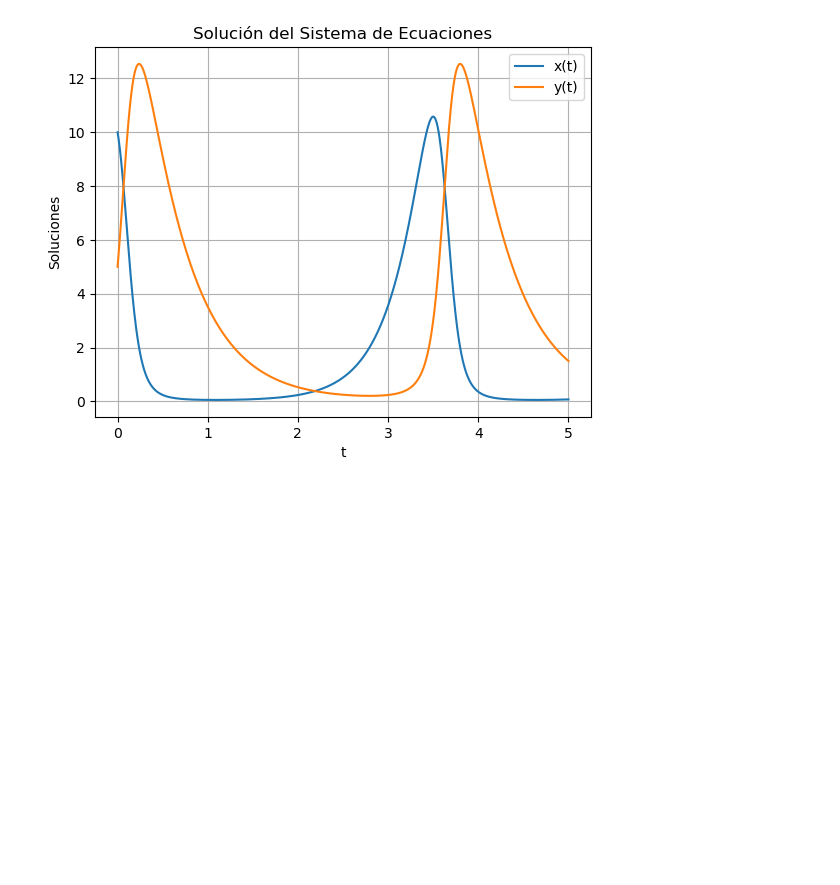
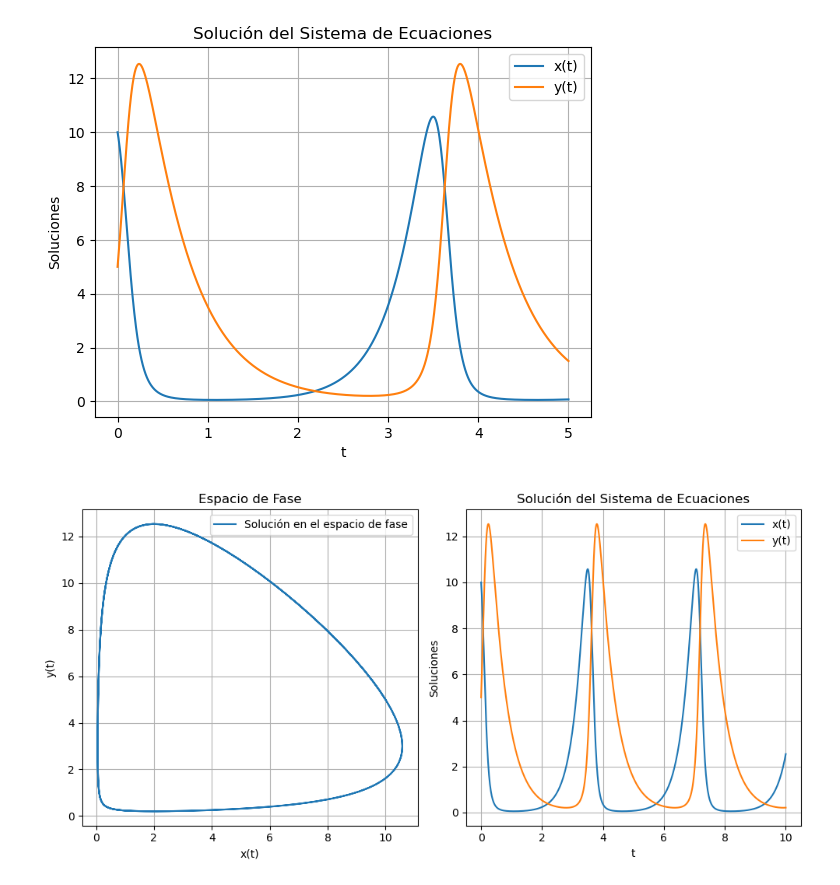
Before and after one commit to lidia-veli/AMN_Met-Sistemas-Ec, a Jupyter notebook: 01-RUNGE-KUTTA-SEDO1/ejemplo.ipynb, the cells around one changed output. Saved outputs shown, nothing was run; the diff lists cells and outputs as text; code cells hidden in the pictures; blank space fills up the shorter version.

Commit message:
plano fases volterra

```diff
--- a/01-RUNGE-KUTTA-SEDO1/ejemplo.ipynb
+++ b/01-RUNGE-KUTTA-SEDO1/ejemplo.ipynb
@@ -133,3 +133,87 @@ plt.grid(True)
 plt.show()
 # %% [output]
 [figure]
+# %%
+import matplotlib.pyplot as plt
+
+def f1(t, x, y, p, q):
+    return p*x - q*x*y
+
+def f2(t, x, y, r, s):
+    return -r*y + s*x*y
+
+def runge_kutta_sistema_volterra(f1, f2, t0, x0, y0, p, q, r, s, N, a, b):
+    h = (b - a) / N
+
+    t_values = [t0]
+    x_values = [x0]
+    y_values = [y0]
+
+    for _ in range(N):
+        t = t_values[-1]
+        x = x_values[-1]
+        y = y_values[-1]
+
+        k1_x = h * f1(t, x, y, p, q)
+        k1_y = h * f2(t, x, y, r, s)
+
+        k2_x = h * f1(t + 0.5 * h, x + 0.5 * k1_x, y + 0.5 * k1_y, p, q)
+        k2_y = h * f2(t + 0.5 * h, x + 0.5 * k1_x, y + 0.5 * k1_y, r, s)
+
+        k3_x = h * f1(t + 0.5 * h, x + 0.5 * k2_x, y + 0.5 * k2_y, p, q)
+        k3_y = h * f2(t + 0.5 * h, x + 0.5 * k2_x, y + 0.5 * k2_y, r, s)
+
+        k4_x = h * f1(t + h, x + k3_x, y + k3_y, p, q)
+        k4_y = h * f2(t + h, x + k3_x, y + k3_y, r, s)
+
+        t_values.append(t + h)
+        x_values.append(x + (k1_x + 2 * k2_x + 2 * k3_x + k4_x) / 6)
+        y_values.append(y + (k1_y + 2 * k2_y + 2 * k3_y + k4_y) / 6)
+
+    return t_values, x_values, y_values
+
+# Parámetros del sistema
+p = 3
+q = 1
+r = 2
+s = 1
+
+# Condiciones iniciales
+t0 = 0
+x0 = 10
+y0 = 5
+
+# Número de puntos y paso de tiempo
+N = 1000
+a = t0
+b = 10
+
+# Resolver el sistema con Runge-Kutta de orden 4
+t_values, x_values, y_values = runge_kutta_sistema_volterra(f1, f2, t0, x0, y0, p, q, r, s, N, a, b)
+
+# Visualización de los resultados y el plano de fases
+plt.figure(figsize=(10, 5))
+
+# Gráfica de las soluciones en el espacio de fase
+plt.subplot(1, 2, 1)
+plt.plot(x_values, y_values, label='Solución en el espacio de fase')
+plt.xlabel('x(t)')
+plt.ylabel('y(t)')
+plt.title('Espacio de Fase')
+plt.legend()
+plt.grid(True)
+
+# Gráfica de las soluciones en función del tiempo
+plt.subplot(1, 2, 2)
+plt.plot(t_values, x_values, label='x(t)')
+plt.plot(t_values, y_values, label='y(t)')
+plt.xlabel('t')
+plt.ylabel('Soluciones')
+plt.title('Solución del Sistema de Ecuaciones')
+plt.legend()
+plt.grid(True)
+
+plt.tight_layout()
+plt.show()
+# %% [output]
+[figure, added]
```
